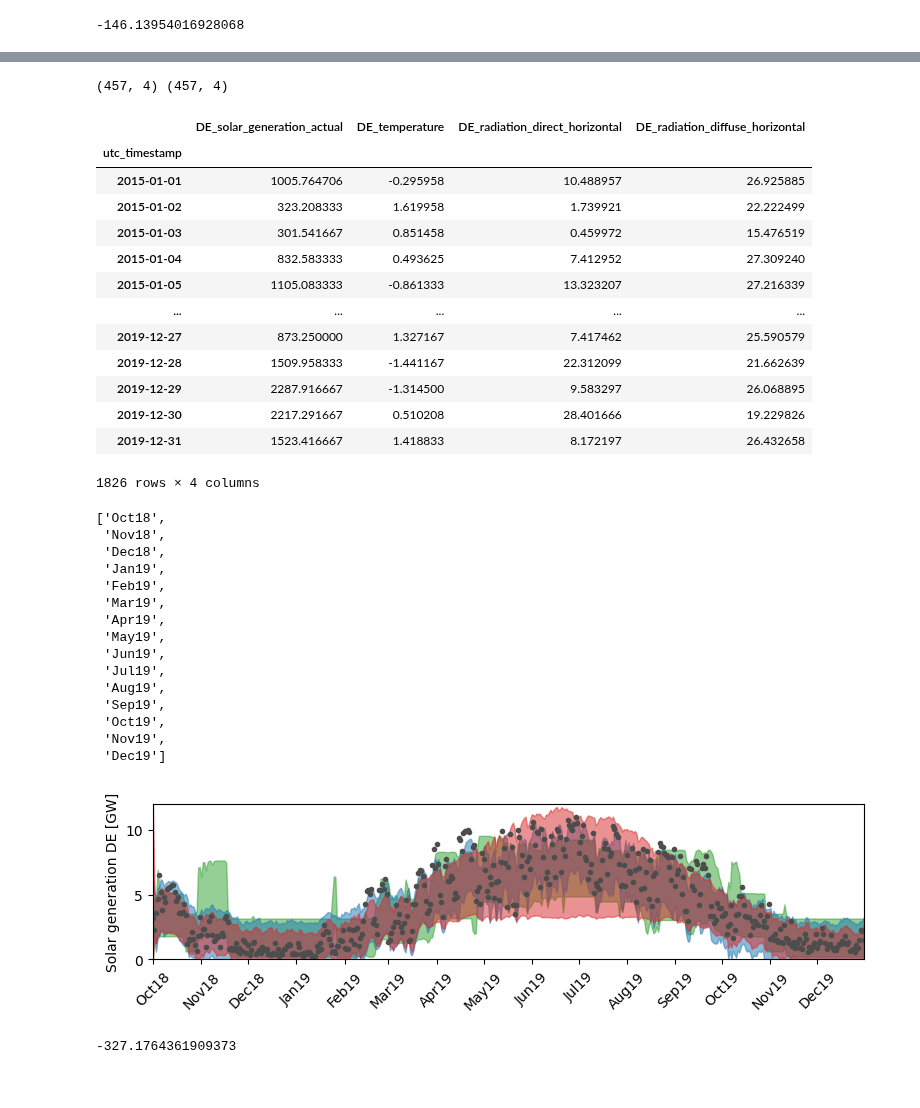
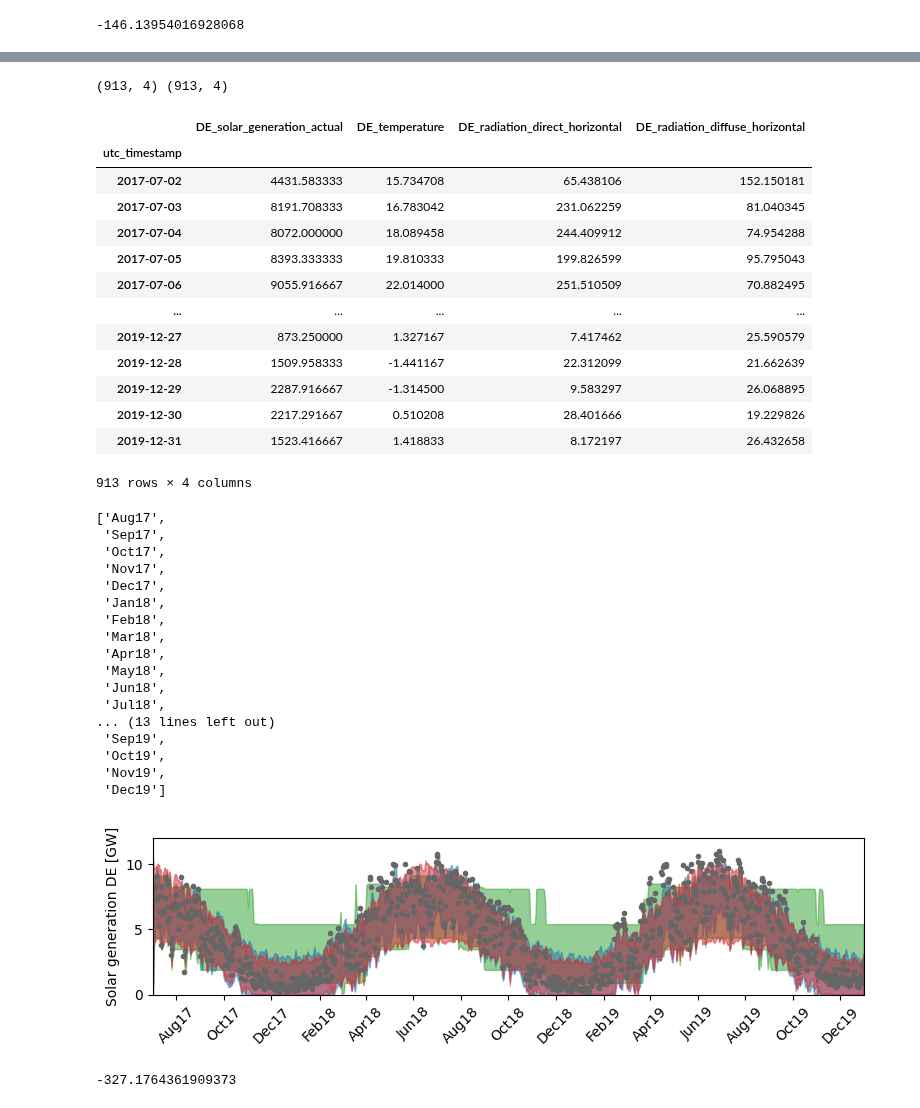
Before and after one commit to christiando/gaussian-toolbox, a Jupyter notebook: notebooks/heteroskedasticity/Fit Energy.ipynb, the cells around one changed output, grey strips where cells are left out. Drawn from its saved outputs; the diff is of its cells as text; code cells hidden in the pictures.

```diff
--- a/notebooks/heteroskedasticity/Fit Energy.ipynb
+++ b/notebooks/heteroskedasticity/Fit Energy.ipynb
@@ -179,8 +179,8 @@ def train_arimax(x_tr, p, q):
 # %%
 seed = 0
 reset_seeds(seed)
-K = 17
-x_tr, x_va, x_te, x_te_na, s_tr_x = load_energy_e1(train_ratio=.75)
+K = 6
+x_tr, x_va, x_te, x_te_na, s_tr_x = load_energy_e1(train_ratio=.5)
 hmm = train_HMM(x_tr, K)
 # %%
 hmm.compute_predictive_log_likelihood(x_va, ignore_init_samples=10)
@@ -189,7 +189,7 @@ hmm.compute_predictive_log_likelihood(x_va, ignore_init_samples=10)
 # %%
 seed = 0
 reset_seeds(seed)
-dz = 5
-x_tr, x_va, x_te, x_te_na, s_tr_x = load_energy_e1(train_ratio=.75)
+dz = 3
+x_tr, x_va, x_te, x_te_na, s_tr_x = load_energy_e1(train_ratio=.5)
 ssm_em_lin = train_linear_SSM(x_tr, dz, init_w_pca=True)
 # %% [output]
@@ -217,7 +217,7 @@ ssm_em_lin.compute_predictive_log_likelihood(x_va, ignore_init_samples=10)
 # %%
 seed = 0
 reset_seeds(seed)
-dz, du = 4, 3
-x_tr, x_va, x_te, x_te_na, s_tr_x = load_energy_e1(train_ratio=.75)
+dz, du = 3, 1
+x_tr, x_va, x_te, x_te_na, s_tr_x = load_energy_e1(train_ratio=.5)
 ssm_em_hsk = train_linear_hsk_SSM(x_tr, dz, du, init_w_pca=True)
 # %% [output]
@@ -246,7 +241,7 @@ hmm_pred_density = hmm.compute_predictive_density(x_te_nan)
 hsk_pred_density = ssm_em_hsk.compute_predictive_density(x_te_nan)
 lin_pred_density = ssm_em_lin.compute_predictive_density(x_te_nan)
 # %% [output]
-(457, 4) (457, 4)
+(913, 4) (913, 4)
 # %%
 softp = lambda x: numpy.logaddexp(0,x)
 x_te_rescaled = softp(s_tr_x.inverse_transform(x_te))
@@ -255,23 +250,23 @@ lin_lb, lin_ub = softp(s_tr_x.inverse_transform(lin_pred_density.mu - 1.68 * num
 hsk_lb, hsk_ub = softp(s_tr_x.inverse_transform(hsk_pred_density.mu - 1.68 * numpy.sqrt(hsk_pred_density.Sigma.diagonal(axis1=1,axis2=2)))[:,0]), softp(s_tr_x.inverse_transform(hsk_pred_density.mu + 1.68 * numpy.sqrt(hsk_pred_density.Sigma.diagonal(axis1=1,axis2=2)))[:,0])
 # %%
 from timeseries_data import load_opsd_data
-raw_data = load_opsd_data()
+raw_data = load_opsd_data().iloc[-x_te.shape[0]:]
 raw_data
 # %% [output]
 |  | DE_solar_generation_actual | DE_temperature | DE_radiation_direct_horizontal | DE_radiation_diffuse_horizontal |
 | utc_timestamp |  |  |  |  |
-| 2015-01-01 | 1005.764706 | -0.295958 | 10.488957 | 26.925885 |
-| 2015-01-02 | 323.208333 | 1.619958 | 1.739921 | 22.222499 |
-| 2015-01-03 | 301.541667 | 0.851458 | 0.459972 | 15.476519 |
-| 2015-01-04 | 832.583333 | 0.493625 | 7.412952 | 27.309240 |
-| 2015-01-05 | 1105.083333 | -0.861333 | 13.323207 | 27.216339 |
+| 2017-07-02 | 4431.583333 | 15.734708 | 65.438106 | 152.150181 |
+| 2017-07-03 | 8191.708333 | 16.783042 | 231.062259 | 81.040345 |
+| 2017-07-04 | 8072.000000 | 18.089458 | 244.409912 | 74.954288 |
+| 2017-07-05 | 8393.333333 | 19.810333 | 199.826599 | 95.795043 |
+| 2017-07-06 | 9055.916667 | 22.014000 | 251.510509 | 70.882495 |
 | ... | ... | ... | ... | ... |
 | 2019-12-27 | 873.250000 | 1.327167 | 7.417462 | 25.590579 |
 | 2019-12-28 | 1509.958333 | -1.441167 | 22.312099 | 21.662639 |
 | 2019-12-29 | 2287.916667 | -1.314500 | 9.583297 | 26.068895 |
 | 2019-12-30 | 2217.291667 | 0.510208 | 28.401666 | 19.229826 |
 | 2019-12-31 | 1523.416667 | 1.418833 | 8.172197 | 26.432658 |
-1826 rows × 4 columns
+913 rows × 4 columns
 # %%
 date = raw_data.index
 tick_idx = numpy.where(date.is_month_start)[0]
@@ -282,17 +277,19 @@ for i, idx in enumerate(tick_idx):
     tick_labels.append(label)
 tick_labels
 # %% [output]
-['Oct18',
- 'Nov18',
- 'Dec18',
- 'Jan19',
- 'Feb19',
- 'Mar19',
- 'Apr19',
- 'May19',
- 'Jun19',
- 'Jul19',
- 'Aug19',
+['Aug17',
+ 'Sep17',
+ 'Oct17',
+ 'Nov17',
+ 'Dec17',
+ 'Jan18',
+ 'Feb18',
+ 'Mar18',
+ 'Apr18',
+ 'May18',
+ 'Jun18',
+ 'Jul18',
+... (13 lines left out)
  'Sep19',
  'Oct19',
  'Nov19',
@@ -304,39 +301,39 @@ fig = pyplot.figure(figsize=(8,2.5))
 gs = fig.add_gridspec(1, 5)
 #ax1 = fig.add_subplot(gs[:3])
 ax1 = fig.add_subplot(111)
 ax1.fill_between(range(hmm_lb.shape[0]), hmm_lb, hmm_ub, color='C2', alpha=.5)
 ax1.fill_between(range(lin_lb.shape[0]), lin_lb, lin_ub, color='C0', alpha=.5)
 ax1.fill_between(range(hsk_lb.shape[0]), hsk_lb, hsk_ub, color='C3', alpha=.5)
-ax1.plot(range(hmm_lb.shape[0]), raw_data['DE_solar_generation_actual'], color=[.3,.3,.3], marker='.', lw=0)
-ax1.set_xticks(tick_idx)
-ax1.set_xticklabels(tick_labels , rotation=45, fontsize=10)
+ax1.plot(range(hmm_lb.shape[0]), raw_data['DE_solar_generation_actual'], color=[.4,.4,.4], marker='.', lw=0)
+ax1.set_xticks(tick_idx[::2])
+ax1.set_xticklabels(tick_labels[::2] , rotation=45, fontsize=10)
 ax1.set_xlim([0,x_te.shape[0]-1])
 ax1.set_ylim([0,12000])
 ax1.set_yticks([0,5000,10000])
 ax1.set_yticklabels([0,5,10], fontsize=10)
 ax1.set_ylabel('Solar generation DE [GW]', fontsize=10)
 """
 ax2 = fig.add_subplot(gs[3])
 dx = 0
 hsk_cdf = numpy.sort(scipy.stats.norm.cdf((x_te[10:,dx] - hsk_pred_density.mu[10:,dx]) / numpy.sqrt(hsk_pred_density.Sigma[10:,dx,dx])))
 lin_cdf = numpy.sort(scipy.stats.norm.cdf((x_te[10:,dx] - lin_pred_density.mu[10:,dx]) / numpy.sqrt(lin_pred_density.Sigma[10:,dx,dx])))
 hmm_cdf = numpy.sort(scipy.stats.norm.cdf((x_te[10:,dx] - hmm_pred_density.mu[10:,dx]) / numpy.sqrt(hmm_pred_density.Sigma[10:,dx])))
 ax2.plot(numpy.linspace(0,1,x_te.shape[0]-10), lin_cdf, color='C0', alpha=.7, lw=2)
 ax2.plot(numpy.linspace(0,1,x_te.shape[0]-10), hmm_cdf, color='C2', alpha=.7, lw=2)
 ax2.plot(numpy.linspace(0,1,x_te.shape[0]-10), hsk_cdf, color='C3', alpha=1)
 ax2.plot([0,1], [0,1], 'k--', lw=1., alpha=.5)
 
 ax3 = fig.add_subplot(gs[4])
 ax3.plot(numpy.linspace(0,1,x_te.shape[0]-10), 100 * (lin_cdf - numpy.linspace(0,1,x_te.shape[0]-10)), color='C0', alpha=.7, lw=2)
 ax3.plot(numpy.linspace(0,1,x_te.shape[0]-10), 100 * (hmm_cdf - numpy.linspace(0,1,x_te.shape[0]-10)), color='C2', alpha=.7, lw=2)
 ax3.plot(numpy.linspace(0,1,x_te.shape[0]-10), 100 * (hsk_cdf - numpy.linspace(0,1,x_te.shape[0]-10)), color='C3', alpha=.7, lw=2)
 ax3.plot([0,1], [0,0], 'k--', lw=1., alpha=.5)
 """
 pyplot.tight_layout()
-fig.savefig('../../figs/aistats22/energy.pdf')
-fig.savefig('../../figs/aistats22/energy.png', dpi=600)
+fig.savefig('../../figs/aistats22/energy_missing.pdf')
+fig.savefig('../../figs/aistats22/energy_missing.png', dpi=600)
 # %% [output]
-[figure, old version]
+[figure, new version]
 # %%
 seed = 0
 reset_seeds(seed)
```
Also changed, not shown: parts of 2 cells of this notebook, 11 other files.
